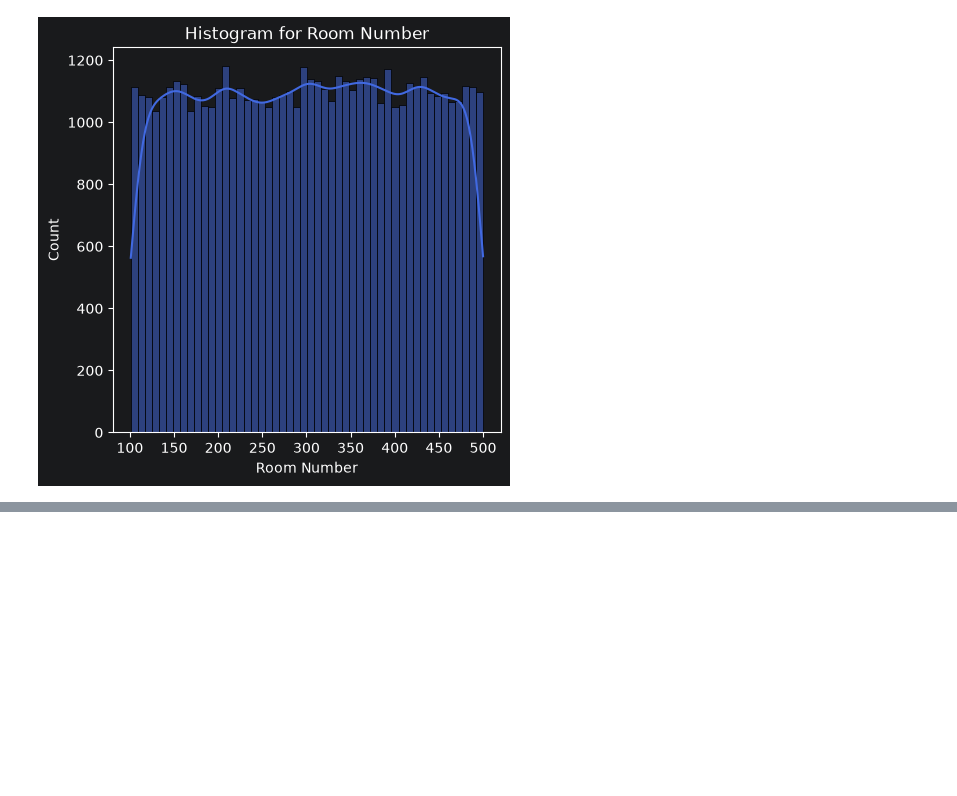
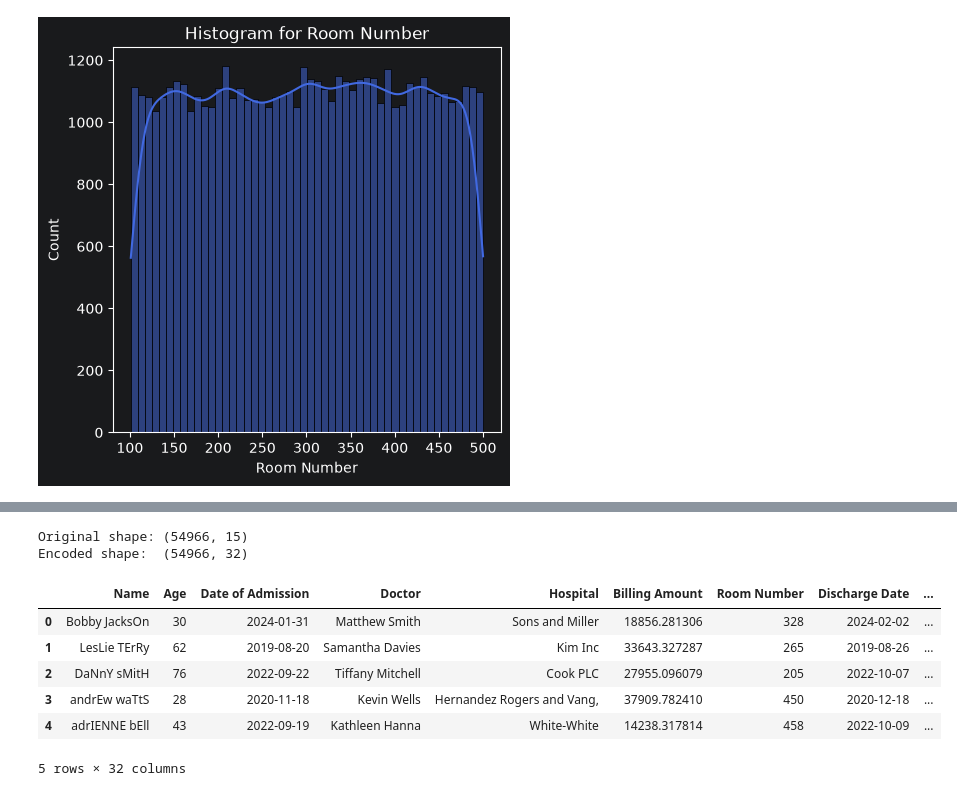
Before and after one commit to naveedamar/bahria-university-labs, a Jupyter notebook: data-science/lab-4/tasks.ipynb, the cells around one changed output, grey strips where cells are left out. Cells and saved outputs as stored; diff of their text form; code cells hidden in the pictures; blank space fills up the shorter version.

```diff
--- a/data-science/lab-4/tasks.ipynb
+++ b/data-science/lab-4/tasks.ipynb
@@ -185,0 +204,23 @@ for col in df_numerical:
+# %%
+cols_to_encode = [col for col in meaningful_cats if col != 'Test Results']
+
+df_encoded = pd.get_dummies(
+    df,
+    columns=cols_to_encode,
+    drop_first=True,
+    dtype=int
+)
+
+print("Original shape:", df.shape)
+print("Encoded shape: ", df_encoded.shape)
+df_encoded.head()
+# %% [output]
+Original shape: (54966, 15)
+Encoded shape:  (54966, 32)
+|  | Name | Age | Date of Admission | Doctor | Hospital | Billing Amount | Room Number | Discharge Date | ... |
+| 0 | Bobby JacksOn | 30 | 2024-01-31 | Matthew Smith | Sons and Miller | 18856.281306 | 328 | 2024-02-02 | ... |
+| 1 | LesLie TErRy | 62 | 2019-08-20 | Samantha Davies | Kim Inc | 33643.327287 | 265 | 2019-08-26 | ... |
+| 2 | DaNnY sMitH | 76 | 2022-09-22 | Tiffany Mitchell | Cook PLC | 27955.096079 | 205 | 2022-10-07 | ... |
+| 3 | andrEw waTtS | 28 | 2020-11-18 | Kevin Wells | Hernandez Rogers and Vang, | 37909.782410 | 450 | 2020-12-18 | ... |
+| 4 | adrIENNE bEll | 43 | 2022-09-19 | Kathleen Hanna | White-White | 14238.317814 | 458 | 2022-10-09 | ... |
+5 rows × 32 columns
```
Also changed, not shown: parts of 3 cells of this notebook, 6 other files.
